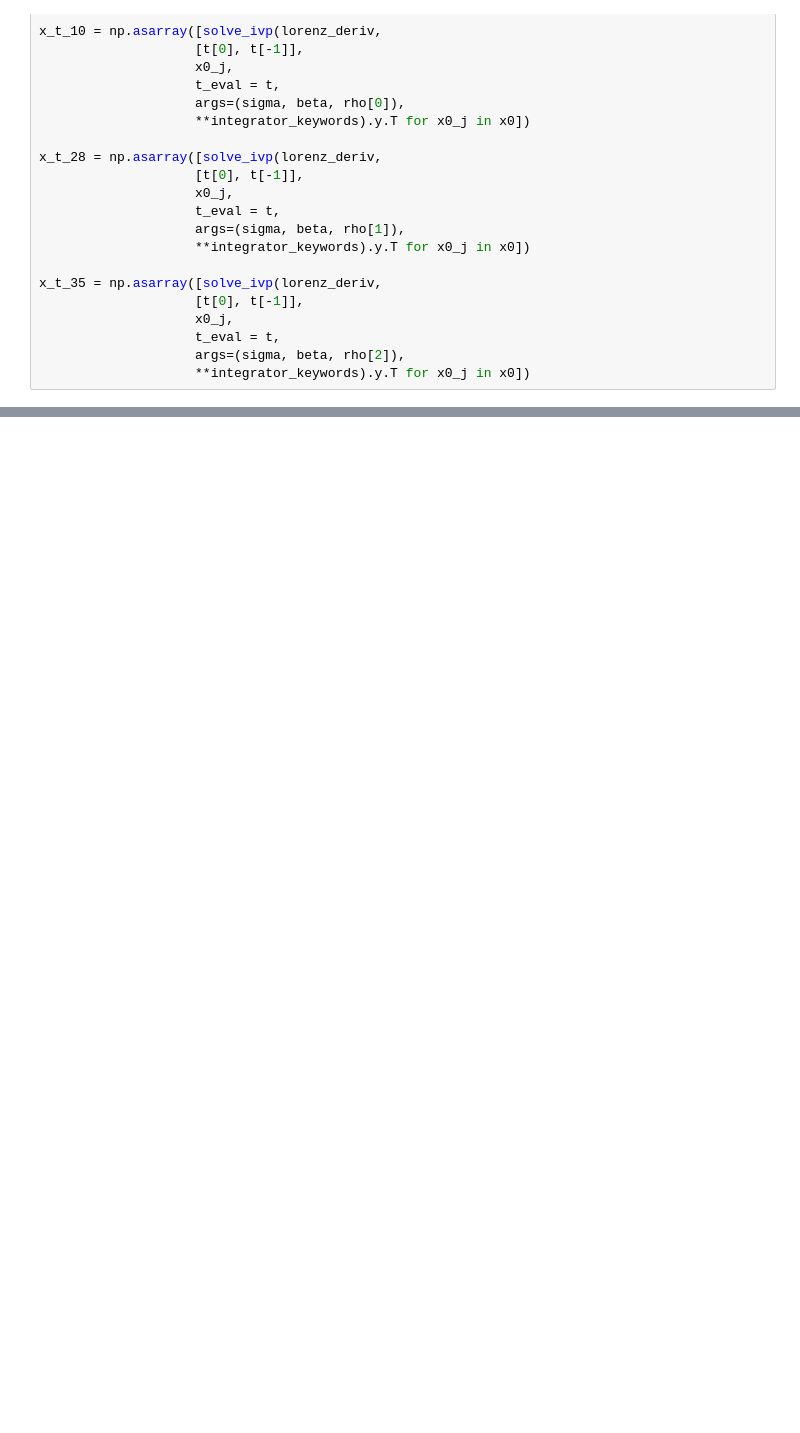
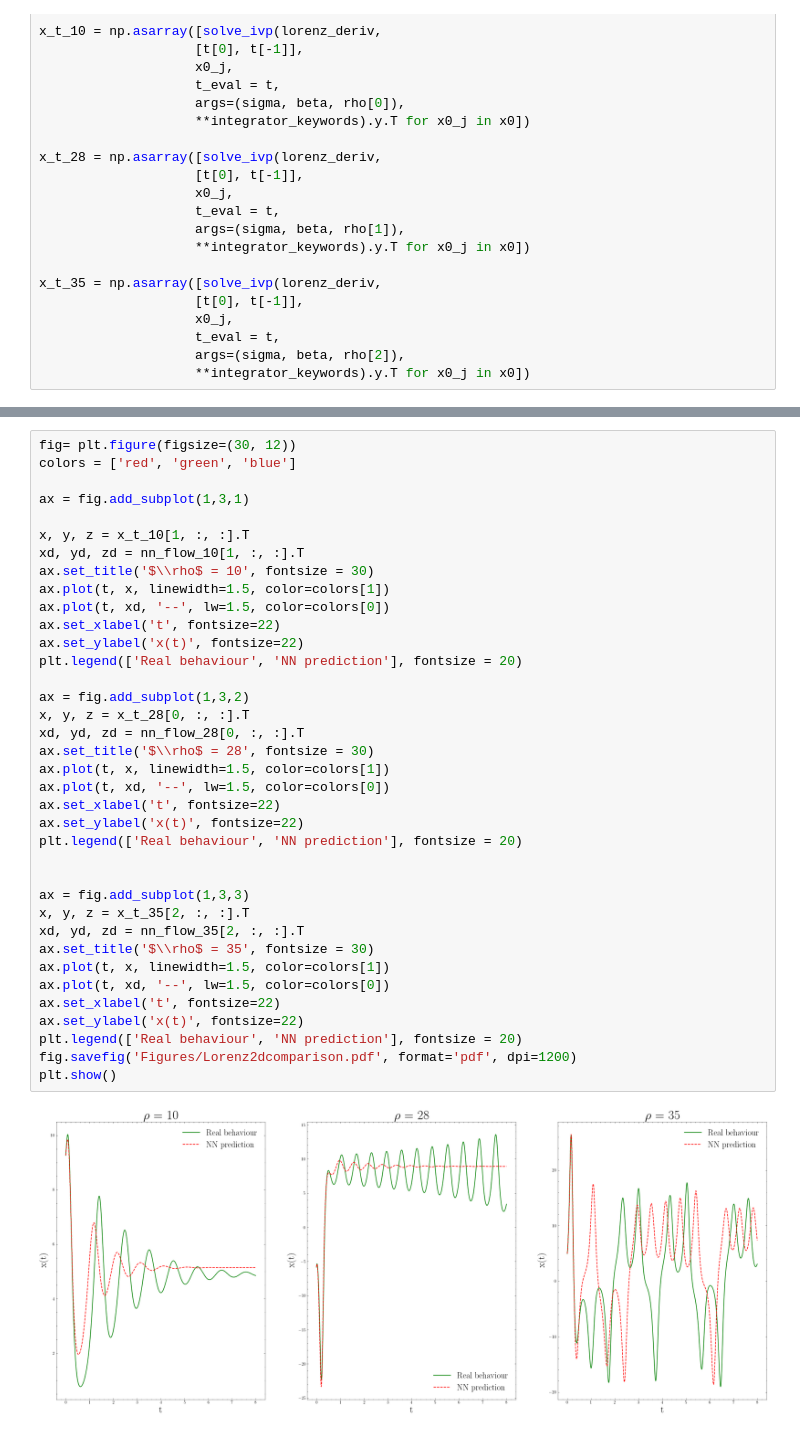
Before and after one commit to tdinelli/Modelling-From-Measurements, a Jupyter notebook: Notebooks/Part-3.ipynb, the cells around one changed output, grey strips where cells are left out. Saved outputs shown, nothing was run; the diff lists cells and outputs as text; blank space fills up the shorter version.

```diff
--- a/Notebooks/Part-3.ipynb
+++ b/Notebooks/Part-3.ipynb
@@ -215,0 +344,39 @@ for jj, tval in enumerate(t[:-1]):
+# %%
+fig= plt.figure(figsize=(30, 12))
+colors = ['red', 'green', 'blue']
+
+ax = fig.add_subplot(1,3,1)
+
+x, y, z = x_t_10[1, :, :].T
+xd, yd, zd = nn_flow_10[1, :, :].T
+ax.set_title('$\\rho$ = 10', fontsize = 30)
+ax.plot(t, x, linewidth=1.5, color=colors[1])
+ax.plot(t, xd, '--', lw=1.5, color=colors[0])
+ax.set_xlabel('t', fontsize=22)
+ax.set_ylabel('x(t)', fontsize=22)
+plt.legend(['Real behaviour', 'NN prediction'], fontsize = 20)
+
+ax = fig.add_subplot(1,3,2)
+x, y, z = x_t_28[0, :, :].T
+xd, yd, zd = nn_flow_28[0, :, :].T
+ax.set_title('$\\rho$ = 28', fontsize = 30)
+ax.plot(t, x, linewidth=1.5, color=colors[1])
+ax.plot(t, xd, '--', lw=1.5, color=colors[0])
+ax.set_xlabel('t', fontsize=22)
+ax.set_ylabel('x(t)', fontsize=22)
+plt.legend(['Real behaviour', 'NN prediction'], fontsize = 20)
+
+
+ax = fig.add_subplot(1,3,3)
+x, y, z = x_t_35[2, :, :].T
+xd, yd, zd = nn_flow_35[2, :, :].T
+ax.set_title('$\\rho$ = 35', fontsize = 30)
+ax.plot(t, x, linewidth=1.5, color=colors[1])
+ax.plot(t, xd, '--', lw=1.5, color=colors[0])
+ax.set_xlabel('t', fontsize=22)
+ax.set_ylabel('x(t)', fontsize=22)
+plt.legend(['Real behaviour', 'NN prediction'], fontsize = 20)
+fig.savefig('Figures/Lorenz2dcomparison.pdf', format='pdf', dpi=1200)
+plt.show()
+# %% [output]
+[figure, added]
```
Also changed, not shown: parts of 17 cells of this notebook.
